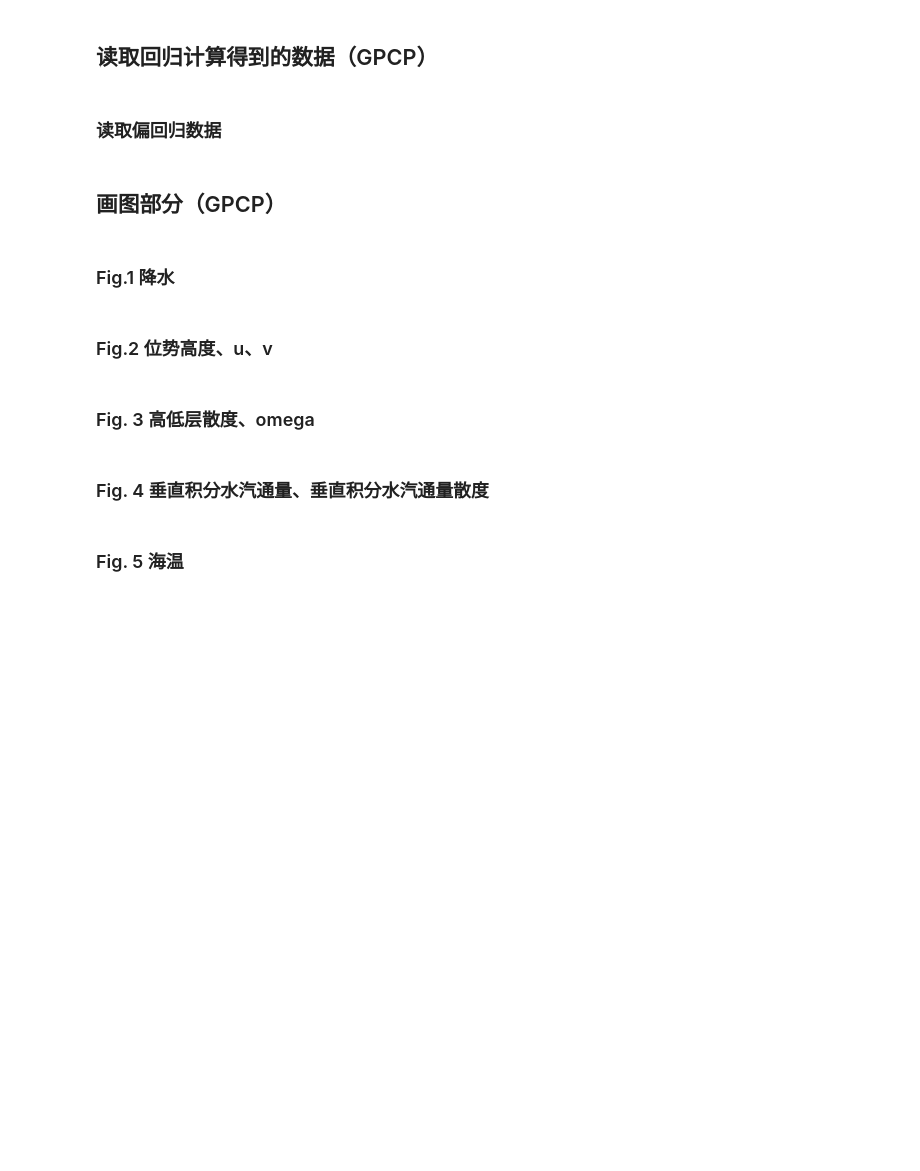
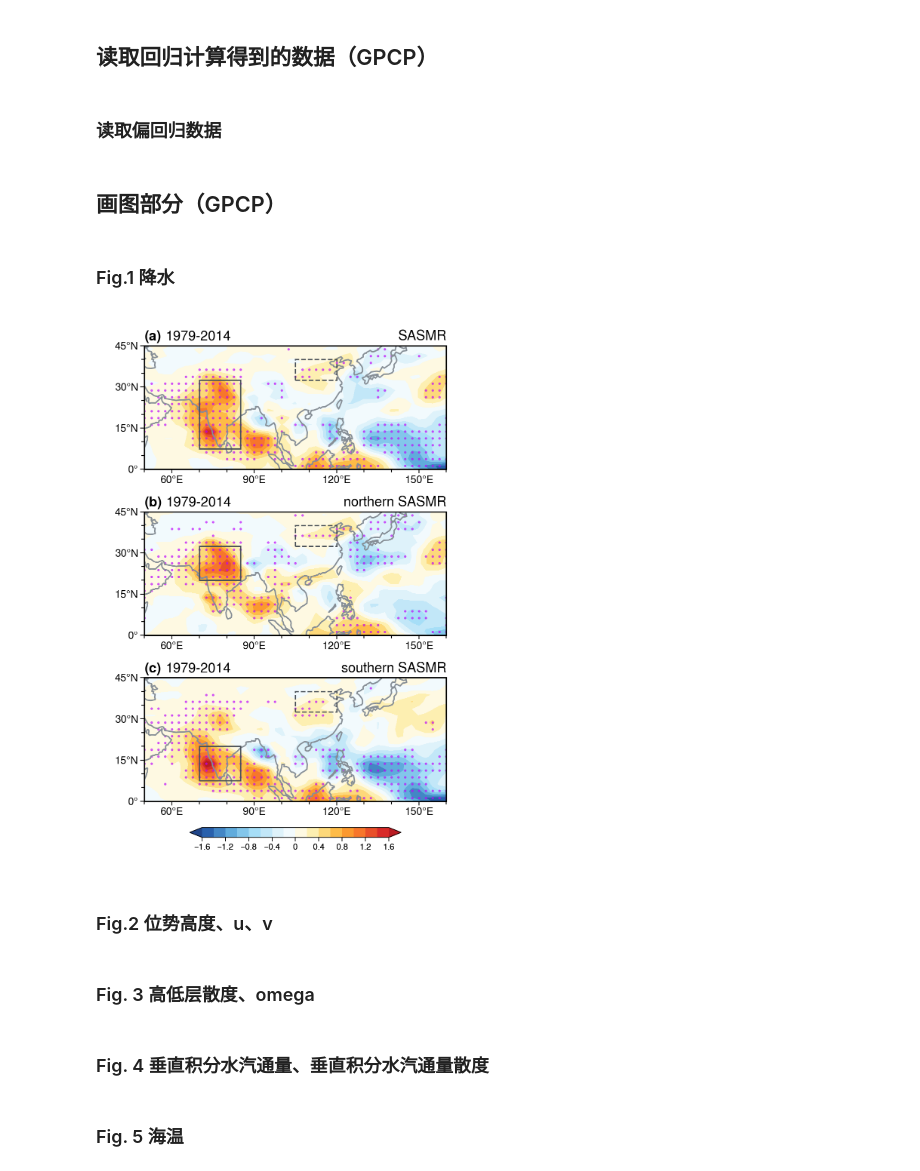
Before and after one commit to Hongjing0506/EAM-SAM0302code, a Jupyter notebook: obs_divide_SASMR_plot_detrend.ipynb, the cells around one changed output. Saved outputs shown, nothing was run; the diff lists cells and outputs as text; code cells hidden in the pictures; blank space fills up the shorter version.

```diff
--- a/obs_divide_SASMR_plot_detrend.ipynb
+++ b/obs_divide_SASMR_plot_detrend.ipynb
@@ -610,11 +610,11 @@ plot_array = np.reshape(range(1, nrows*ncols+1), (nrows, ncols))
 axs = fig_GPCP_1.subplots(plot_array, proj=proj)
 
 #   set the geo_ticks and map projection to the plots
-xticks = np.array([60, 90, 120])  # 设置纬度刻度
+xticks = np.array([60, 90, 120, 150])  # 设置纬度刻度
 yticks = np.arange(0, 46, 15)  # 设置经度刻度
 # 设置绘图的经纬度范围extents，其中前两个参数为经度的最小值和最大值，后两个数为纬度的最小值和最大值
 # 当想要显示的经纬度范围不是正好等于刻度显示范围时，对extents进行相应的修改即可
-extents = [50.0, 140.0, yticks[0], 45.0]
+extents = [50.0, 160.0, yticks[0], 45.0]
 sepl.geo_ticks(axs, xticks, yticks, cl, extents, majorticklabelsize=10)
 
 # ===================================================
@@ -674,33 +674,35 @@ axs[1].format(
     ltitle="1979-2014", rtitle="northern SASMR",
 )
 # ===================================================
 # southern India
 x0 = sIndia_W
 y0 = sIndia_S
 width = sIndia_E-sIndia_W
 height = sIndia_N-sIndia_S
 sepl.patches(axs[2], x0 - cl, y0, width, height, proj, linestyle="-", linewidth=1.2)
 con = axs[2].contourf(
     sIndR_GPCP_pre_slope,
     cmap="ColdHot",
     cmap_kw={"left": 0.06, "right": 0.94},
     levels=np.arange(-1.6,1.7,0.2),
     zorder=0.8,
     extend="both",
     )
 sepl.plt_sig(
     sIndR_GPCP_pre_slope, axs[2], n, np.where(sIndR_GPCP_pre_pvalue[::n, ::n] < 0.10), "bright purple", 12.0,
 )
 
 axs[2].format(
     ltitle="1979-2014", rtitle="southern SASMR",
 )
 # ===================================================
 cb = fig_GPCP_1.colorbar(con, loc="b", width=0.13, length=0.7, label="", ticklabelsize=8)
 cb.set_ticks(np.arange(-2.0,2.1, 0.4))
 axs.format(linewidth=1.2)
 fig_GPCP_1.format(abc="(a)", abcloc="l", rc_kw={"grid": False, "reso": "lo", "figure.facecolor":"white", "font.large": 13})
 pplt.rc.reset()
+# %% [output]
+[figure, added]
 # %% [markdown]
 ### Fig.2 位势高度、u、v
 # %%
```
Also changed, not shown: parts of 1 cell of this notebook.
